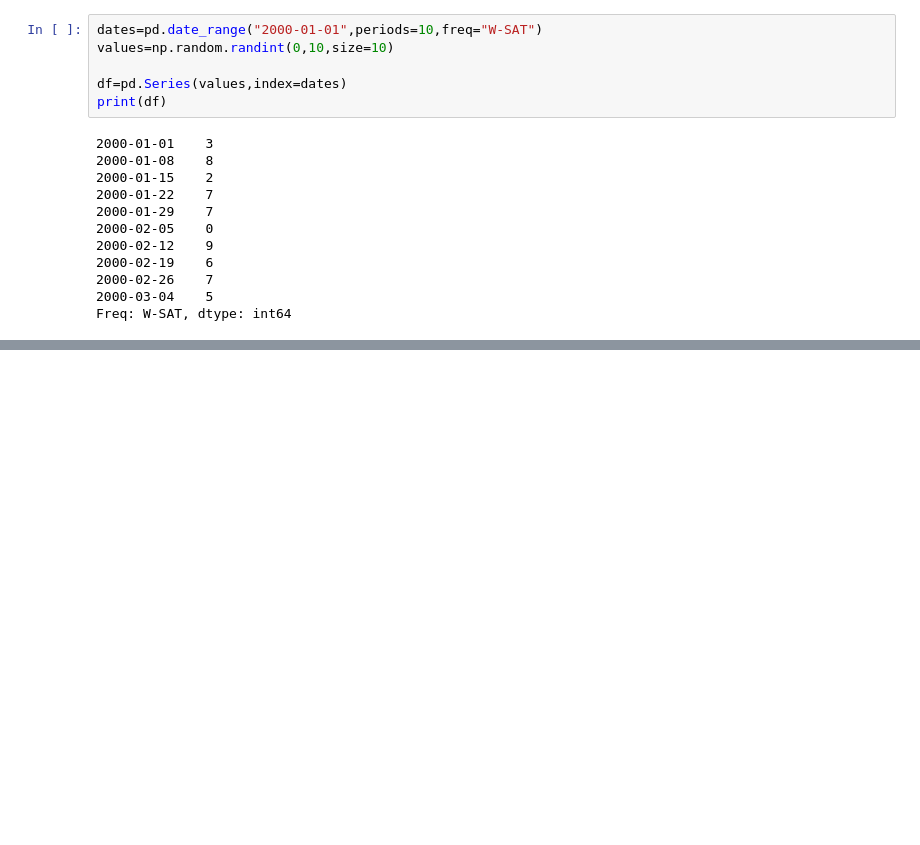
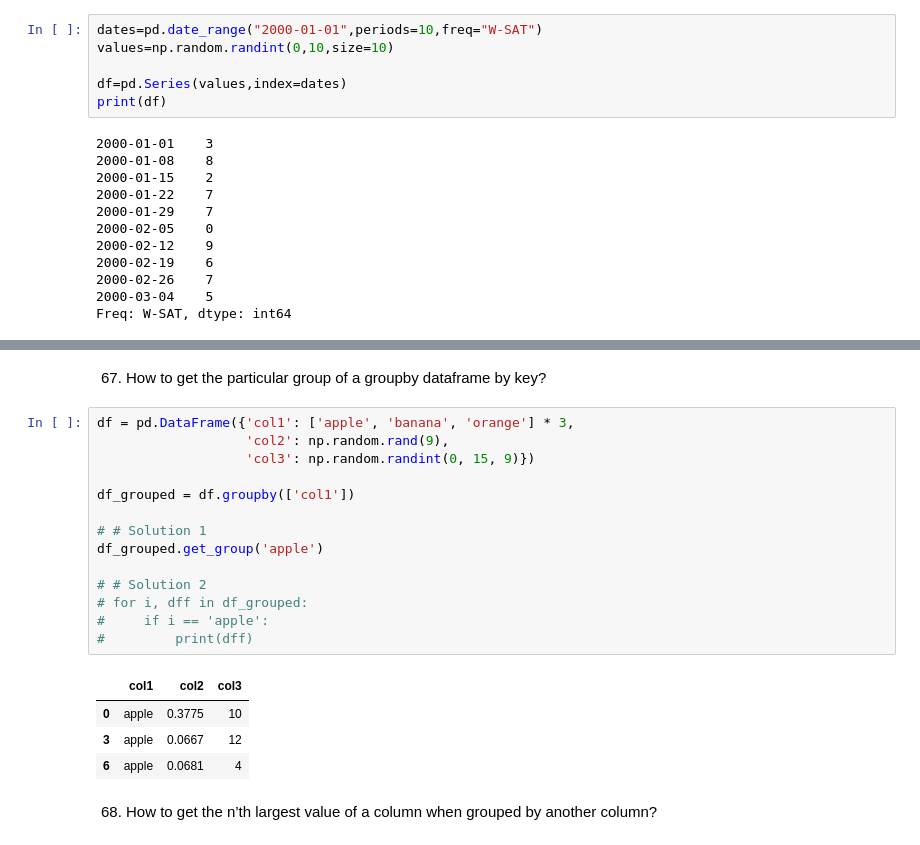
Before and after one commit to Roja-kumar-25/pandas_assessment, a Jupyter notebook: pandas_assessment.ipynb, the cells around one changed output, grey strips where cells are left out. Drawn from its saved outputs; the diff is of its cells as text; blank space fills up the shorter version.

```diff
--- a/pandas_assessment.ipynb
+++ b/pandas_assessment.ipynb
@@ -468,0 +1325,23 @@ Freq: W-SAT, dtype: int64
+# %% [markdown]
+67. How to get the particular group of a groupby dataframe by key?
+# %%
+df = pd.DataFrame({'col1': ['apple', 'banana', 'orange'] * 3,
+                   'col2': np.random.rand(9),
+                   'col3': np.random.randint(0, 15, 9)})
+
+df_grouped = df.groupby(['col1'])
+
+# # Solution 1
+df_grouped.get_group('apple')
+
+# # Solution 2
+# for i, dff in df_grouped:
+#     if i == 'apple':
+#         print(dff)
+# %% [output]
+|  | col1 | col2 | col3 |
+| 0 | apple | 0.3775 | 10 |
+| 3 | apple | 0.0667 | 12 |
+| 6 | apple | 0.0681 | 4 |
+# %% [markdown]
+68. How to get the n’th largest value of a column when grouped by another column?
```
Also changed, not shown: parts of 87 cells of this notebook.
